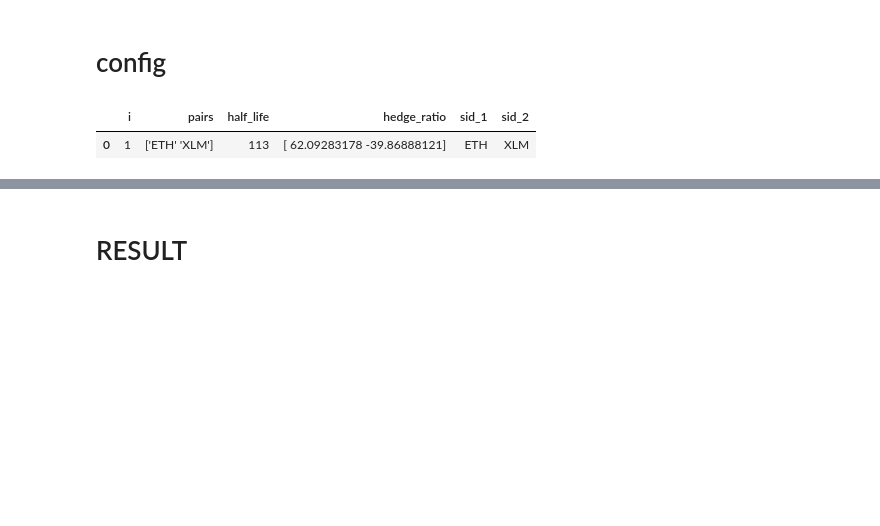
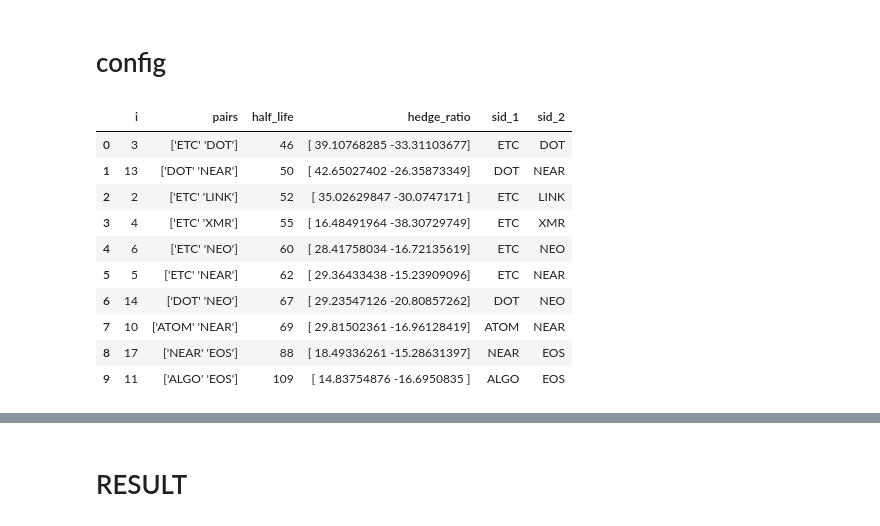
Before and after one commit to beannguyen/crypto-pair-trading, a Jupyter notebook: src/research/Backtest Live Data.ipynb, the cells around one changed output, grey strips where cells are left out. Saved outputs shown, nothing was run; the diff lists cells and outputs as text; code cells hidden in the pictures; blank space fills up the shorter version.

```diff
--- a/src/research/Backtest Live Data.ipynb
+++ b/src/research/Backtest Live Data.ipynb
@@ -171,12 +171,21 @@ data = {}
 # config
 # %%
 
-timeframe = '15m'
+timeframe = '1h'
 stationary_df = pd.read_csv(f'stationary_df_{timeframe}.csv')
 stationary_df
 # %% [output]
 |  | i | pairs | half_life | hedge_ratio | sid_1 | sid_2 |
-| 0 | 1 | ['ETH' 'XLM'] | 113 | [ 62.09283178 -39.86888121] | ETH | XLM |
+| 0 | 3 | ['ETC' 'DOT'] | 46 | [ 39.10768285 -33.31103677] | ETC | DOT |
+| 1 | 13 | ['DOT' 'NEAR'] | 50 | [ 42.65027402 -26.35873349] | DOT | NEAR |
+| 2 | 2 | ['ETC' 'LINK'] | 52 | [ 35.02629847 -30.0747171 ] | ETC | LINK |
+| 3 | 4 | ['ETC' 'XMR'] | 55 | [ 16.48491964 -38.30729749] | ETC | XMR |
+| 4 | 6 | ['ETC' 'NEO'] | 60 | [ 28.41758034 -16.72135619] | ETC | NEO |
+| 5 | 5 | ['ETC' 'NEAR'] | 62 | [ 29.36433438 -15.23909096] | ETC | NEAR |
+| 6 | 14 | ['DOT' 'NEO'] | 67 | [ 29.23547126 -20.80857262] | DOT | NEO |
+| 7 | 10 | ['ATOM' 'NEAR'] | 69 | [ 29.81502361 -16.96128419] | ATOM | NEAR |
+| 8 | 17 | ['NEAR' 'EOS'] | 88 | [ 18.49336261 -15.28631397] | NEAR | EOS |
+| 9 | 11 | ['ALGO' 'EOS'] | 109 | [ 14.83754876 -16.6950835 ] | ALGO | EOS |
 # %%
 # # Get the dates from the args
 # today = datetime.now()
```
Also changed, not shown: parts of 4 cells of this notebook, 5 other files.
